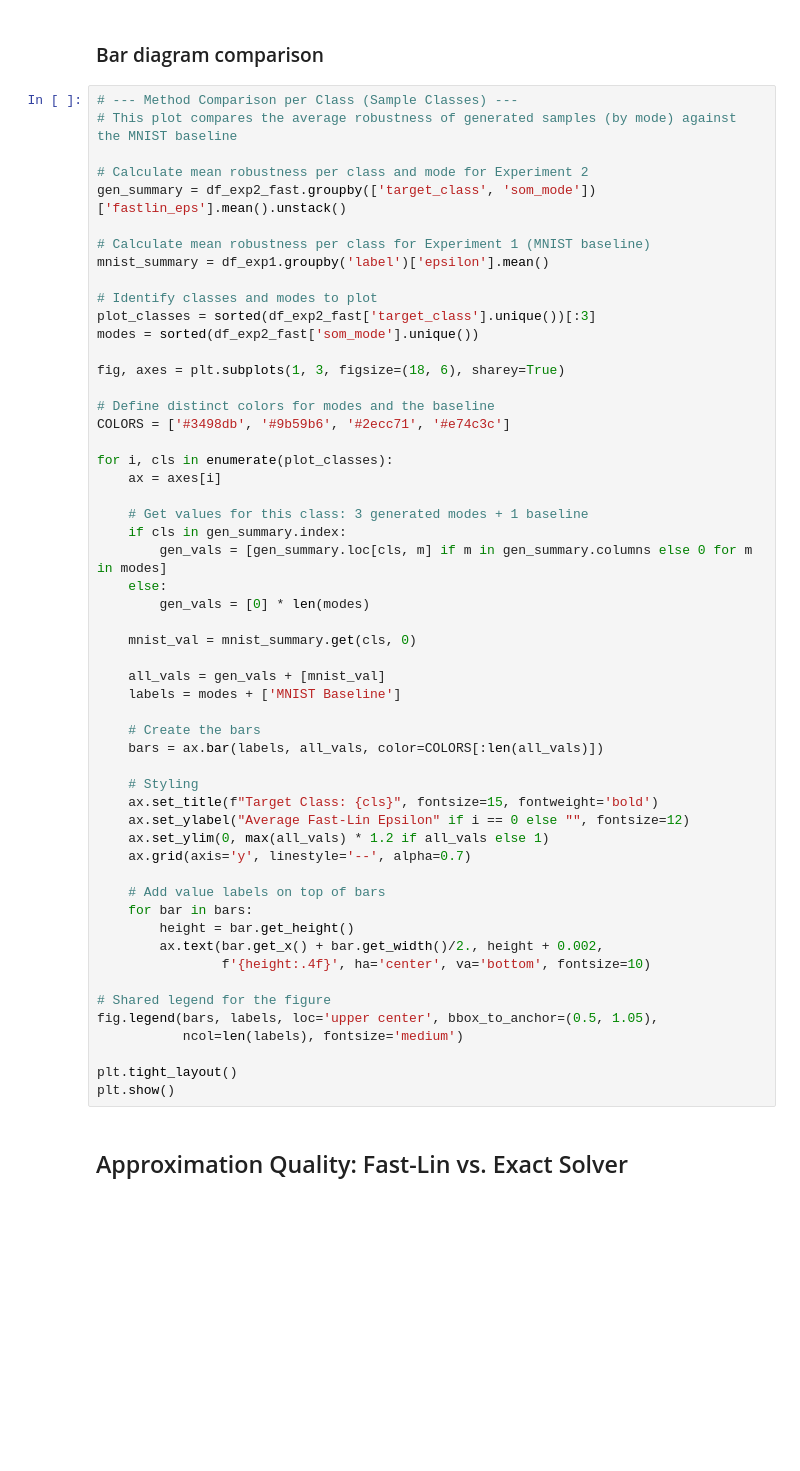
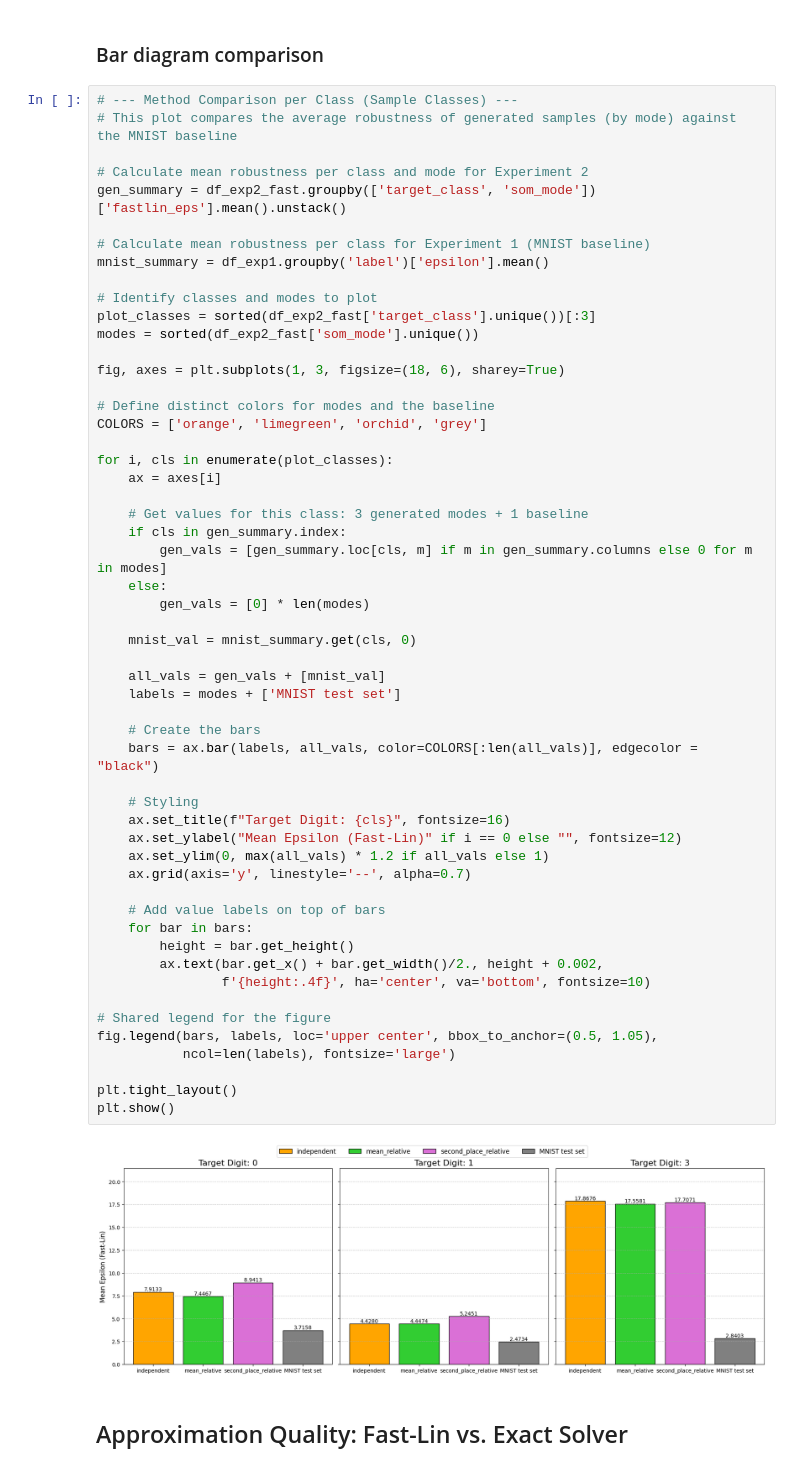
Before and after one commit to landbu/Kex, a Jupyter notebook: experiment2.ipynb, the cells around one changed output. Cells and saved outputs as stored; diff of their text form; blank space fills up the shorter version.

```diff
--- a/experiment2.ipynb
+++ b/experiment2.ipynb
@@ -590,43 +535,45 @@ modes = sorted(df_exp2_fast['som_mode'].unique())
 fig, axes = plt.subplots(1, 3, figsize=(18, 6), sharey=True)
 
 # Define distinct colors for modes and the baseline
-COLORS = ['#3498db', '#9b59b6', '#2ecc71', '#e74c3c']
+COLORS = ['orange', 'limegreen', 'orchid', 'grey']
 
 for i, cls in enumerate(plot_classes):
     ax = axes[i]
 
     # Get values for this class: 3 generated modes + 1 baseline
     if cls in gen_summary.index:
         gen_vals = [gen_summary.loc[cls, m] if m in gen_summary.columns else 0 for m in modes]
     else:
         gen_vals = [0] * len(modes)
 
     mnist_val = mnist_summary.get(cls, 0)
 
     all_vals = gen_vals + [mnist_val]
-    labels = modes + ['MNIST Baseline']
+    labels = modes + ['MNIST test set']
 
     # Create the bars
-    bars = ax.bar(labels, all_vals, color=COLORS[:len(all_vals)])
+    bars = ax.bar(labels, all_vals, color=COLORS[:len(all_vals)], edgecolor = "black")
 
     # Styling
-    ax.set_title(f"Target Class: {cls}", fontsize=15, fontweight='bold')
-    ax.set_ylabel("Average Fast-Lin Epsilon" if i == 0 else "", fontsize=12)
+    ax.set_title(f"Target Digit: {cls}", fontsize=16)
+    ax.set_ylabel("Mean Epsilon (Fast-Lin)" if i == 0 else "", fontsize=12)
     ax.set_ylim(0, max(all_vals) * 1.2 if all_vals else 1)
     ax.grid(axis='y', linestyle='--', alpha=0.7)
 
     # Add value labels on top of bars
     for bar in bars:
         height = bar.get_height()
         ax.text(bar.get_x() + bar.get_width()/2., height + 0.002,
                 f'{height:.4f}', ha='center', va='bottom', fontsize=10)
 
 # Shared legend for the figure
 fig.legend(bars, labels, loc='upper center', bbox_to_anchor=(0.5, 1.05),
-           ncol=len(labels), fontsize='medium')
+           ncol=len(labels), fontsize='large')
 
 plt.tight_layout()
 plt.show()
+# %% [output]
+[figure, added]
 # %% [markdown]
 ## Approximation Quality: Fast-Lin vs. Exact Solver
 # %%
```
Also changed, not shown: parts of 9 cells of this notebook, 2 other files.
